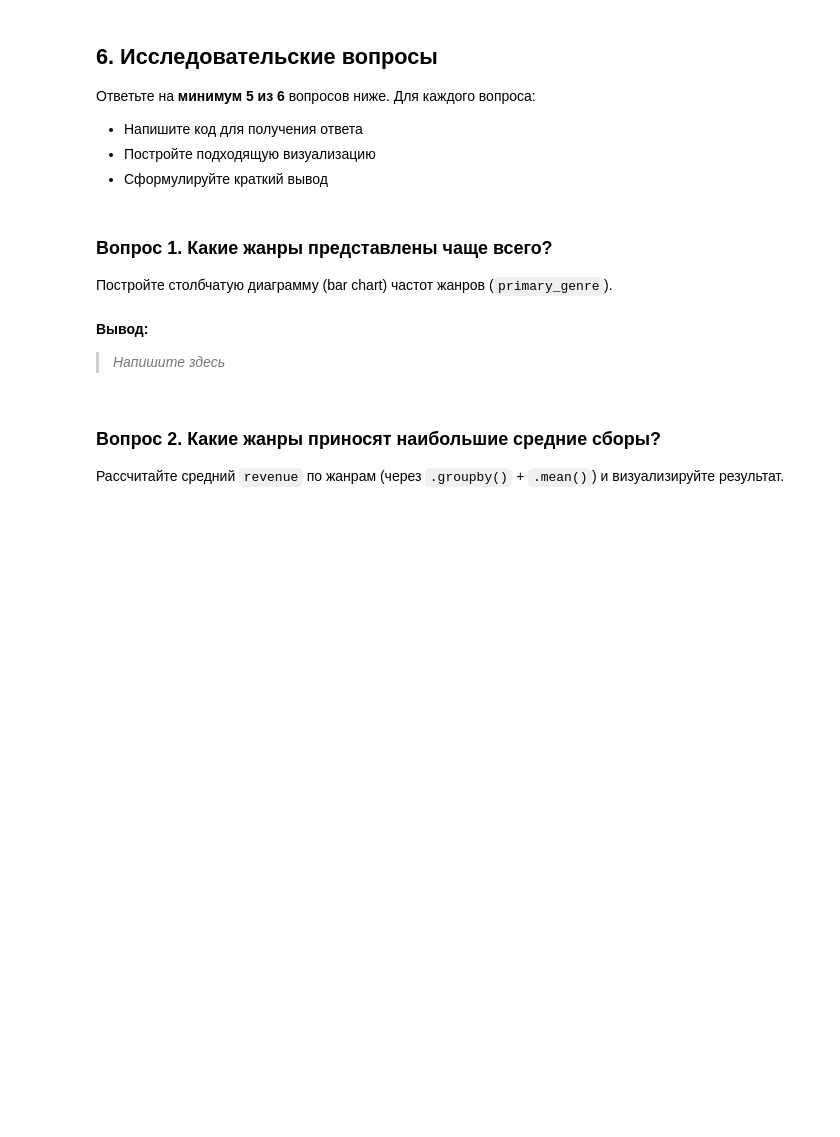
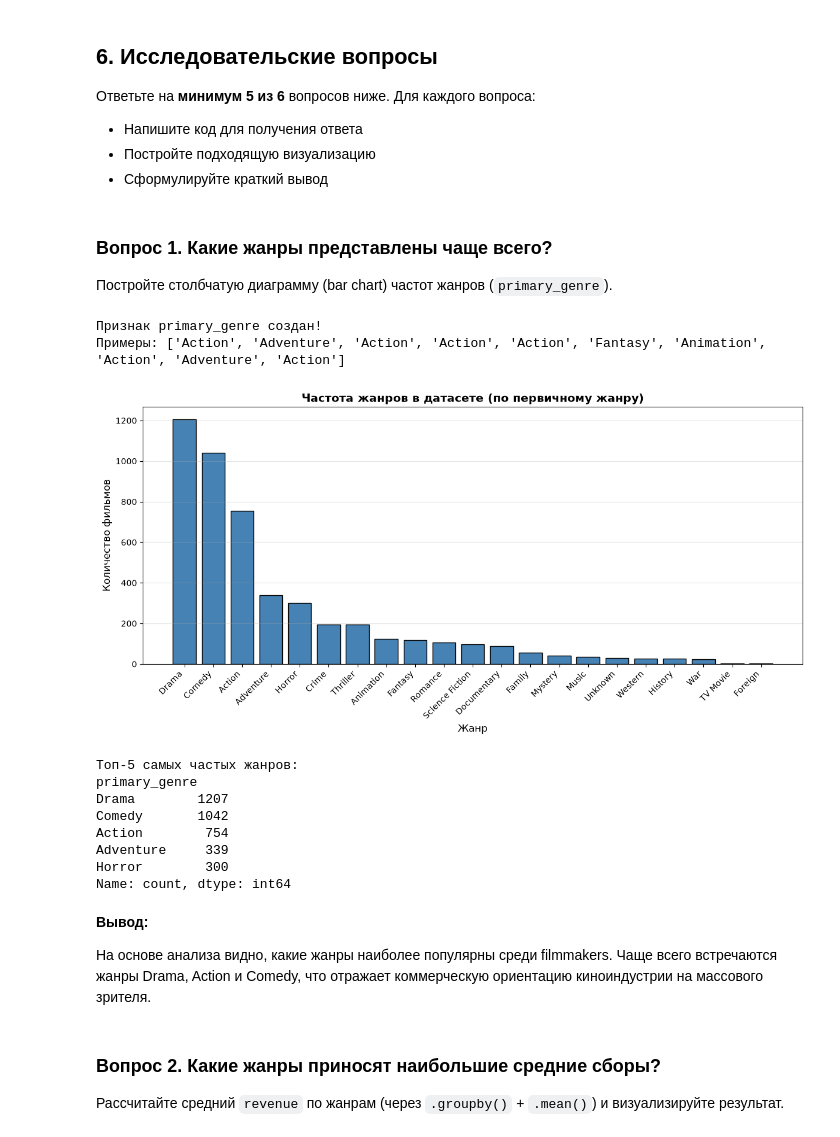
Before and after one commit to eignat88/ntology_STPY-81_w11-main, a Jupyter notebook: final_project_tmdb.ipynb, the cells around one changed output. Drawn from its saved outputs; the diff is of its cells as text; code cells hidden in the pictures; blank space fills up the shorter version.

```diff
--- a/final_project_tmdb.ipynb
+++ b/final_project_tmdb.ipynb
@@ -346,10 +347,57 @@ runtime                  106.87          103.00            3.87
 Постройте столбчатую диаграмму (bar chart) частот жанров (``primary_genre``).
 # %%
 # Ваш код здесь
+# Добавим признак primary_genre для анализа жанров
+
+def get_primary_genre(genres_str):
+    try:
+        genres_list = json.loads(str(genres_str).replace("'", '"'))
+        if len(genres_list) > 0:
+            return genres_list[0]['name']
+        else:
+            return 'Unknown'
+    except:
+        return 'Unknown'
+
+df['primary_genre'] = df['genres'].apply(get_primary_genre)
+
+print("Признак primary_genre создан!")
+print(f"Примеры: {df['primary_genre'].head(10).tolist()}")
+
+# Вопрос 1: Какие жанры представлены чаще всего?
+
+# Подсчитаем частоту каждого первичного жанра
+genre_counts = df['primary_genre'].value_counts().sort_values(ascending=False)
+
+# Построим столбчатую диаграмму
+plt.figure(figsize=(12, 6))
+plt.bar(genre_counts.index, genre_counts.values, color='steelblue', edgecolor='black')
+plt.title('Частота жанров в датасете (по первичному жанру)', fontsize=14, fontweight='bold')
+plt.xlabel('Жанр', fontsize=12)
+plt.ylabel('Количество фильмов', fontsize=12)
+plt.xticks(rotation=45, ha='right')
+plt.grid(axis='y', alpha=0.3)
+plt.tight_layout()
+plt.show()
+
+print("Топ-5 самых частых жанров:")
+print(genre_counts.head())
+# %% [output]
+Признак primary_genre создан!
+Примеры: ['Action', 'Adventure', 'Action', 'Action', 'Action', 'Fantasy', 'Animation', 'Action', 'Adventure', 'Action']
+[figure, added]
+Топ-5 самых частых жанров:
+primary_genre
+Drama        1207
+Comedy       1042
+Action        754
+Adventure     339
+Horror        300
+Name: count, dtype: int64
 # %% [markdown]
 **Вывод:**
 
-> *Напишите здесь*
+На основе анализа видно, какие жанры наиболее популярны среди filmmakers. Чаще всего встречаются жанры Drama, Action и Comedy, что отражает коммерческую ориентацию киноиндустрии на массового зрителя.
 # %% [markdown]
 ### Вопрос 2. Какие жанры приносят наибольшие средние сборы?
 
```
Also changed, not shown: parts of 11 cells of this notebook.
